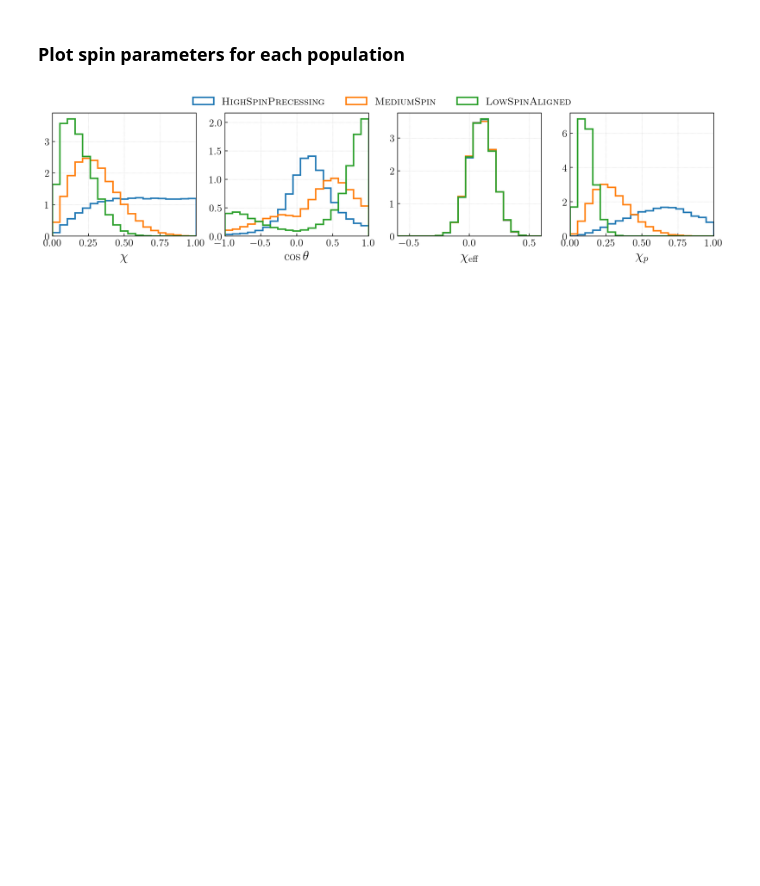
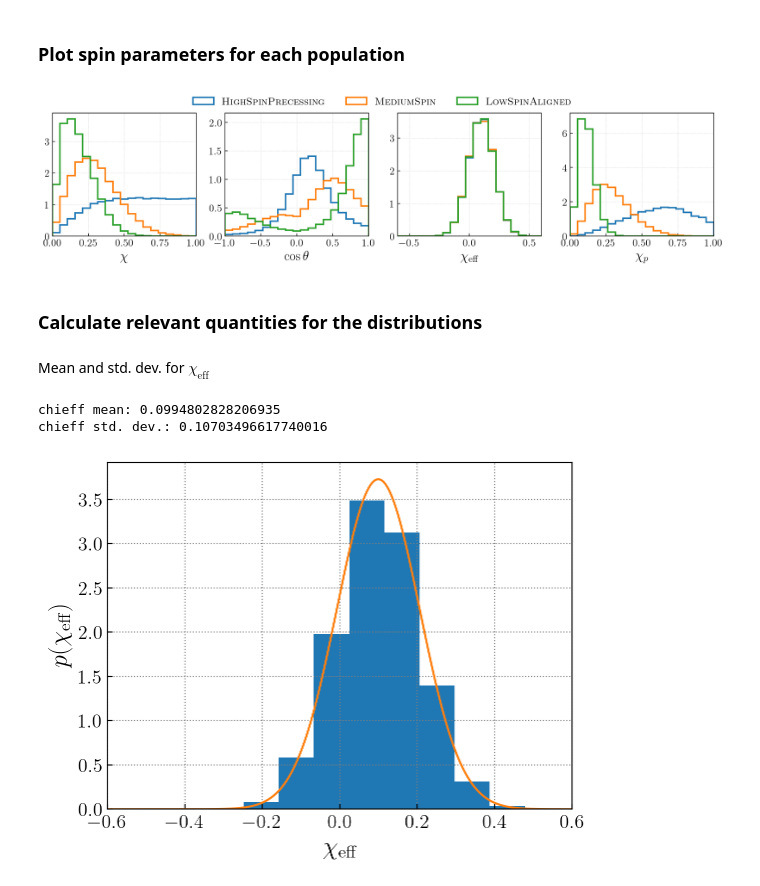
Before and after one commit to zoekko/comp-spin-mock-injections, a Jupyter notebook: Figures/make_figure_01.ipynb, the cells around one changed output. Drawn from its saved outputs; the diff is of its cells as text; code cells hidden in the pictures; blank space fills up the shorter version.

```diff
--- a/Figures/make_figure_01.ipynb
+++ b/Figures/make_figure_01.ipynb
@@ -33,30 +65,19 @@ fig, axes = plt.subplots(nrows=1, ncols=4, figsize=(16,3))
 for i,pop in enumerate([pop1, pop2, pop3]):
 
     # spin magnitude
-    chi1 = np.sqrt(pop.s1x**2 + pop.s1y**2 + pop.s1z**2)
-    chi2 = np.sqrt(pop.s2x**2 + pop.s2y**2 + pop.s2z**2)
-    chi = np.concatenate((chi1,chi2))
-    axes[0].hist(chi, density=True, bins=np.linspace(0, 1, 20), histtype='step', lw=2, label=labels[i])
+    axes[0].hist(spin_dict[f'pop{i+1}']['chi'], density=True, bins=np.linspace(0, 1, 20), histtype='step', lw=2, label=labels[i])
     axes[0].set_xlim(0,1)
 
     # tilt angle
-    cost1 = pop.s1z/chi1
-    cost2 = pop.s2z/chi2
-    cost = np.concatenate((cost1,cost2))
-    axes[1].hist(cost, density=True, bins=np.linspace(-1, 1, 20), histtype='step', lw=2)
+    axes[1].hist(spin_dict[f'pop{i+1}']['cost'], density=True, bins=np.linspace(-1, 1, 20), histtype='step', lw=2)
     axes[1].set_xlim(-1,1)
 
     # chi effective
-    q = pop.m2/pop.m1
-    chieff = calculate_chiEff(chi1, chi2, cost1, cost2, q)
-    axes[2].hist(chieff, density=True, bins=np.linspace(-0.6, 0.6, 20), histtype='step', lw=2)
+    axes[2].hist(spin_dict[f'pop{i+1}']['chieff'], density=True, bins=np.linspace(-0.6, 0.6, 20), histtype='step', lw=2)
     axes[2].set_xlim(-0.6,0.6)
 
     # chi p
-    sint1 = np.sin(np.arccos(cost1))
-    sint2 = np.sin(np.arccos(cost2))
-    chip = calculate_chiP(chi1, chi2, sint1, sint2, q)
-    axes[3].hist(chip, density=True, bins=np.linspace(0, 1, 20), histtype='step', lw=2)
+    axes[3].hist(spin_dict[f'pop{i+1}']['chip'], density=True, bins=np.linspace(0, 1, 20), histtype='step', lw=2)
     axes[3].set_xlim(0, 1)
 
 axes[0].legend(bbox_to_anchor=(0.95, 1.02, 1., .102), loc='lower left',
@@ -74,3 +95,5 @@ plt.savefig('figure_01.pdf',bbox_inches='tight')
 plt.show()
 # %% [output]
 [figure]
+# %% [markdown]
+### Calculate relevant quantities for the distributions
@@ -76,0 +104,19 @@ plt.show()
+# %% [markdown]
+Mean and std. dev. for $\chi_\mathrm{eff}$
+# %%
+all_chieffs = np.concatenate([spin_dict[f'pop{i+1}']['chieff'] for i in range(2)])
+print('chieff mean:', np.mean(all_chieffs))
+print('chieff std. dev.:', np.std(all_chieffs))
+
+chieff_grid = np.linspace(-1, 1, 500)
+plt.figure()
+plt.hist(all_chieffs, density=True)
+plt.plot(chieff_grid, calculate_Gaussian_1D(chieff_grid, np.mean(all_chieffs), np.std(all_chieffs), -1, 1))
+plt.xlabel(r'$\chi_\mathrm{eff}$')
+plt.ylabel(r'$p(\chi_\mathrm{eff})$')
+plt.xlim(-0.6, 0.6)
+plt.show()
+# %% [output]
+chieff mean: 0.0994802828206935
+chieff std. dev.: 0.10703496617740016
+[figure, added]
```
Also changed, not shown: parts of 5 cells of this notebook, 6 other files.
